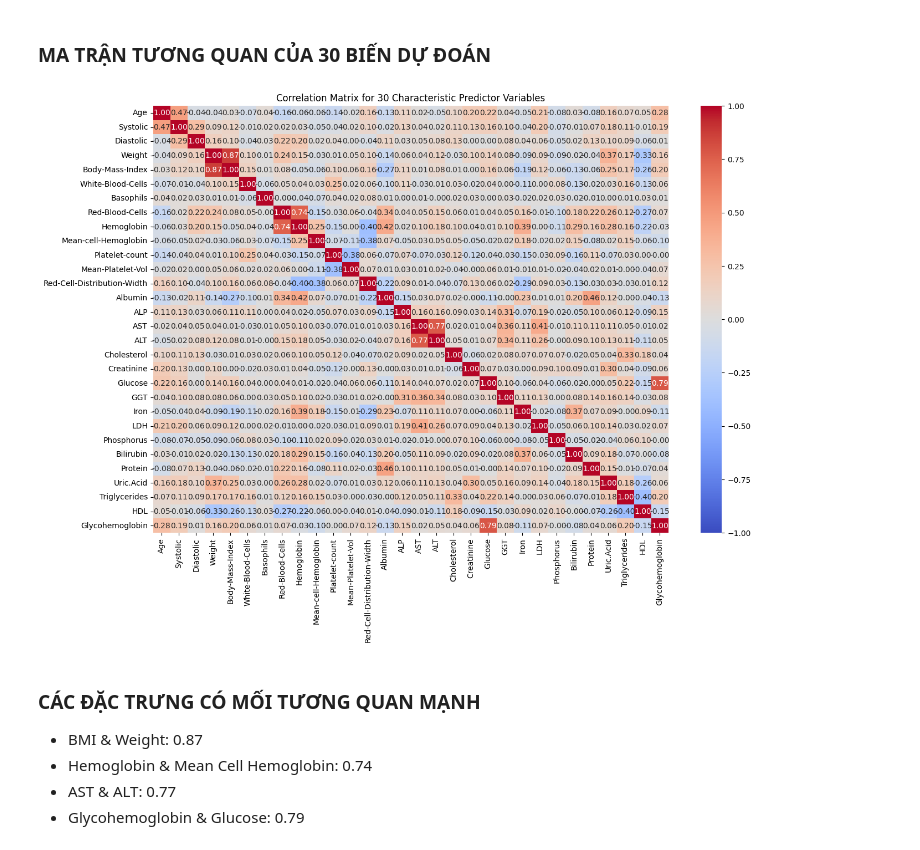
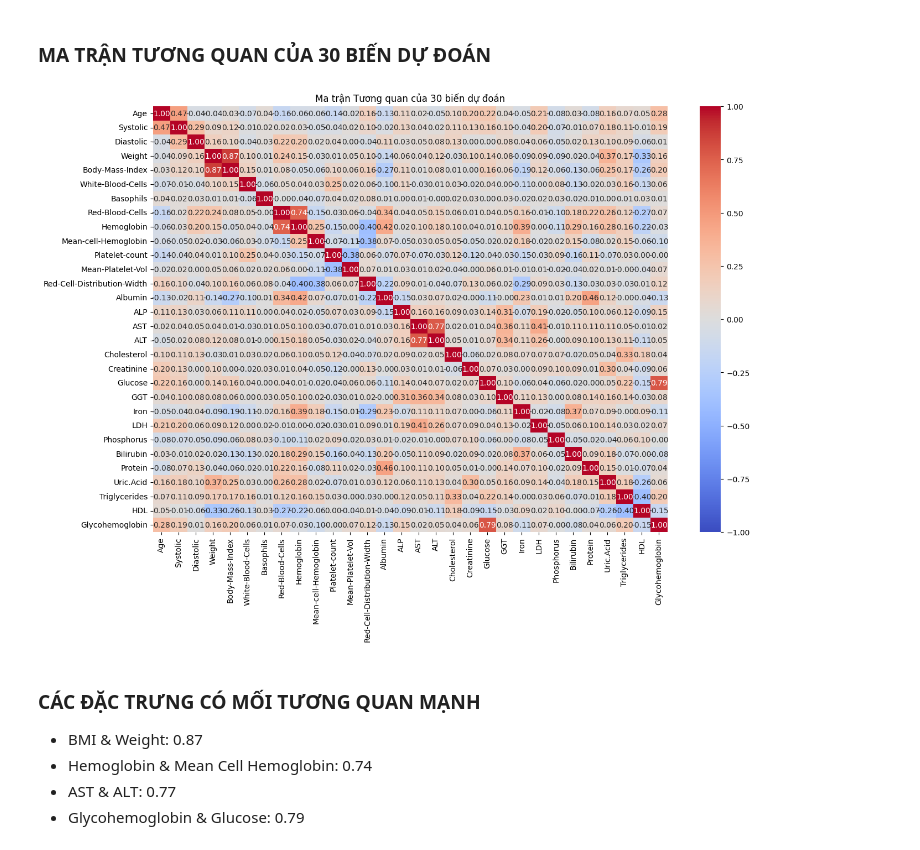
Before and after one commit to SlowJii/PTIT-CNN-Prediction-Cardiovascular, a Jupyter notebook: CNN-Cardiovascular-Prediction.ipynb, the cells around one changed output. Saved outputs shown, nothing was run; the diff lists cells and outputs as text; code cells hidden in the pictures.

```diff
--- a/CNN-Cardiovascular-Prediction.ipynb
+++ b/CNN-Cardiovascular-Prediction.ipynb
@@ -34,8 +35,8 @@ np.random.seed(2095)
 ### ĐỌC DỮ LIỆU TỪ DATASET
 # %%
 file_path = r'D:\PTIT-CNN-Prediction-Cardiovascular\CardiacPrediction.xlsx'
-df = pd.read_excel(file_path, sheet_name='CoroHeartDis')
-print(df.columns)
+ipData = pd.read_excel(file_path, sheet_name='CoroHeartDis')
+print(ipData.columns)
 # %% [output]
 Index(['SEQN', 'Gender', 'Age', 'Annual-Family-Income',
        'Ratio-Family-Income-Poverty', 'X60-sec-pulse', 'Systolic', 'Diastolic',
@@ -227,10 +253,10 @@ Nhờ vào khả năng chọn lọc đặc trưng và giảm độ phức tạp
 # %% [markdown]
 ### Tạo biến mục tiêu và loại bỏ các cột không cần thiết
 # %%
-opLabel = np.array(df['CoronaryHeartDisease'])
+opLabel = np.array(ipData['CoronaryHeartDisease'])
 
 # Loại bỏ các cột không cần thiết
-df.drop(
+ipData.drop(
     ['SEQN', 'CoronaryHeartDisease', 'Annual-Family-Income', 'Height',
      'Ratio-Family-Income-Poverty', 'X60-sec-pulse', 'Health-Insurance',
      'Lymphocyte', 'Monocyte', 'Eosinophils', 'Total-Cholesterol',
@@ -239,7 +265,7 @@ df.drop(
     inplace=True
 )
 
-print(f"Số lượng biến trước khi tạo biến giả: {df.shape[1]}")
+print(f"Số lượng biến trước khi tạo biến giả: {ipData.shape[1]}")
 # %% [output]
 Số lượng biến trước khi tạo biến giả: 36
 # %% [markdown]
@@ -259,15 +285,16 @@ neutrophil phân đoạn
 Các biến này **không được xem xét** trong các bước xử lý và phân tích tiếp theo
 # %%
 # Chuyển đổi các biến phân loại thành biến giả
-df = pd.get_dummies(df, columns=["Gender", "Diabetes", "Blood-Rel-Diabetes",
+ipData = pd.get_dummies(ipData, columns=["Gender", "Diabetes", "Blood-Rel-Diabetes",
                                  "Blood-Rel-Stroke", "Vigorous-work", "Moderate-work"])
 
 # Kiểm tra số lượng biến sau chuyển đổi
-print(f"Số lượng biến sau khi tạo biến giả: {df.shape[1]}")
+print(f"Số lượng biến sau khi tạo biến giả: {ipData.shape[1]}")
+df = ipData.copy()
 
 # Lấy tên các cột biến đặc trưng và chuyển dataframe thành mảng numpy
-varb = np.array(df.columns)
-ipData = np.array(df)
+varb = np.array(ipData.columns)
+ipData = np.array(ipData)
 
 # Khởi tạo mảng đếm tần suất (bỏ phiếu) cho các biến đặc trưng
 featureVote = np.zeros(ipData.shape[1])
@@ -347,21 +374,21 @@ Trong trường hợp này, tổng số biến cuối cùng là **45** do sự
 # %%
 import seaborn as sns
 
 import matplotlib.pyplot as plt
 
 # Select the first 30 characteristic predictor variables
 selected_columns = varb[:30]
 
 # Compute the correlation matrix
 correlation_matrix = df[selected_columns].corr()
 
 # Plot the correlation matrix
 plt.figure(figsize=(15, 10))
 sns.heatmap(correlation_matrix, annot=True, fmt=".2f", cmap='coolwarm', vmin=-1, vmax=1)
-plt.title('Correlation Matrix for 30 Characteristic Predictor Variables')
+plt.title('Ma trận Tương quan của 30 biến dự đoán')
 plt.show()
 # %% [output]
-[figure, old version]
+[figure, new version]
 # %% [markdown]
 ### CÁC ĐẶC TRƯNG CÓ MỐI TƯƠNG QUAN MẠNH
 - BMI & Weight: 0.87
```
Also changed, not shown: parts of 123 cells of this notebook.
